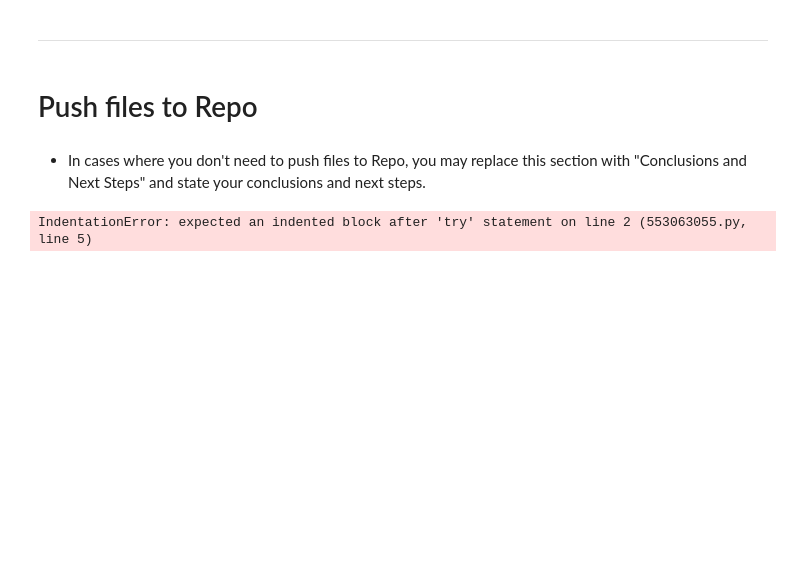
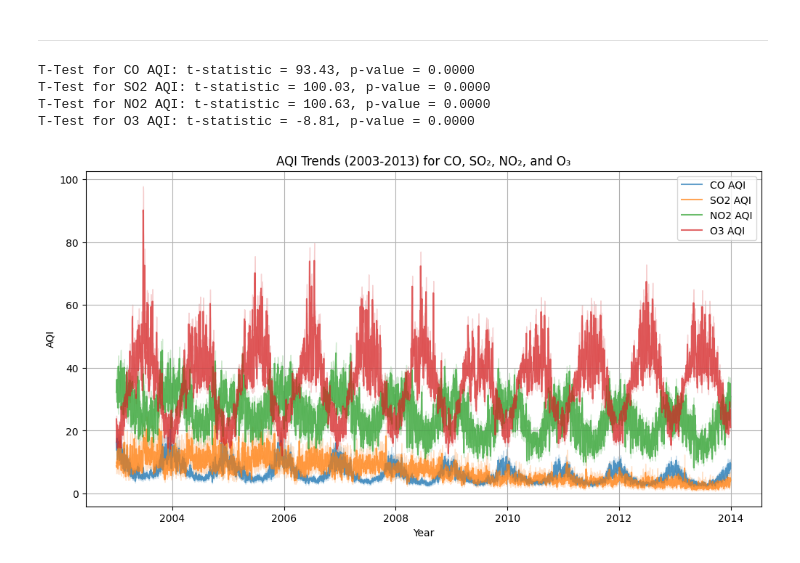
Before and after one commit to tamikamqhum/March_Team_Project, a Jupyter notebook: jupyter_notebooks/HS-Notebook_Template.ipynb, the cells around one changed output. Saved outputs shown, nothing was run; the diff lists cells and outputs as text; code cells hidden in the pictures; blank space fills up the shorter version.

```diff
--- a/jupyter_notebooks/HS-Notebook_Template.ipynb
+++ b/jupyter_notebooks/HS-Notebook_Template.ipynb
@@ -828,16 +836,45 @@ Max Date: 2013-12-31 00:00:00
 [figure]
 # %% [markdown]
 ---
-# %% [markdown]
-# Push files to Repo
-# %% [markdown]
-* In cases where you don't need to push files to Repo, you may replace this section with "Conclusions and Next Steps" and state your conclusions and next steps.
-# %%
-import os
-try:
-  # create your folder here
-  # os.makedirs(name='')
-except Exception as e:
-  print(e)
-# %% [output]
-IndentationError: expected an indented block after 'try' statement on line 2 (553063055.py, line 5)
+# %%
+import scipy.stats as stats
+
+# Ensure 'Date Local' is in datetime format
+filtered_pollution["Date Local"] = pd.to_datetime(filtered_pollution["Date Local"])
+
+# Extract AQI values for 2003 and 2013
+pollution_2003 = filtered_pollution[filtered_pollution["Year"] == 2003]
+pollution_2013 = filtered_pollution[filtered_pollution["Year"] == 2013]
+
+# Perform independent t-tests for all four pollutants
+pollutants = ["CO AQI", "SO2 AQI", "NO2 AQI", "O3 AQI"]
+t_test_results = {}
+
+for pollutant in pollutants:
+    t_stat, p_value = stats.ttest_ind(pollution_2003[pollutant].dropna(),
+                                      pollution_2013[pollutant].dropna(),
+                                      equal_var=False)
+    t_test_results[pollutant] = (t_stat, p_value)
+
+# Print results
+for pollutant, (t_stat, p_value) in t_test_results.items():
+    print(f"T-Test for {pollutant}: t-statistic = {t_stat:.2f}, p-value = {p_value:.4f}")
+
+# Visualization: Line plot of all AQI trends
+plt.figure(figsize=(12, 6))
+for pollutant in pollutants:
+    sns.lineplot(data=filtered_pollution, x="Date Local", y=pollutant, label=pollutant, alpha=0.7)
+
+# Formatting
+plt.xlabel("Year")
+plt.ylabel("AQI")
+plt.title("AQI Trends (2003-2013) for CO, SO₂, NO₂, and O₃")
+plt.legend()
+plt.grid(True)
+plt.show()
+# %% [output]
+T-Test for CO AQI: t-statistic = 93.43, p-value = 0.0000
+T-Test for SO2 AQI: t-statistic = 100.03, p-value = 0.0000
+T-Test for NO2 AQI: t-statistic = 100.63, p-value = 0.0000
+T-Test for O3 AQI: t-statistic = -8.81, p-value = 0.0000
+[figure, added]
```
Also changed, not shown: parts of 5 cells of this notebook.
